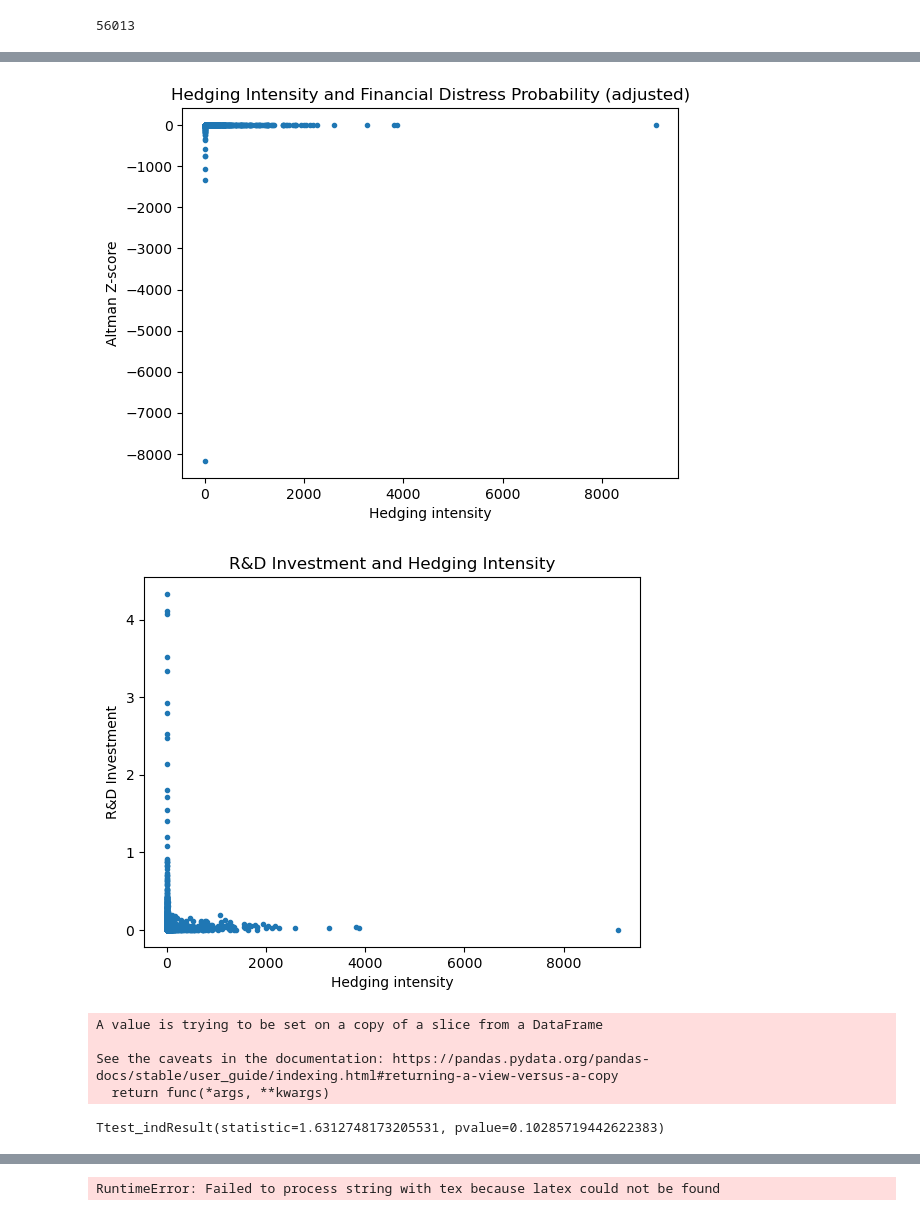
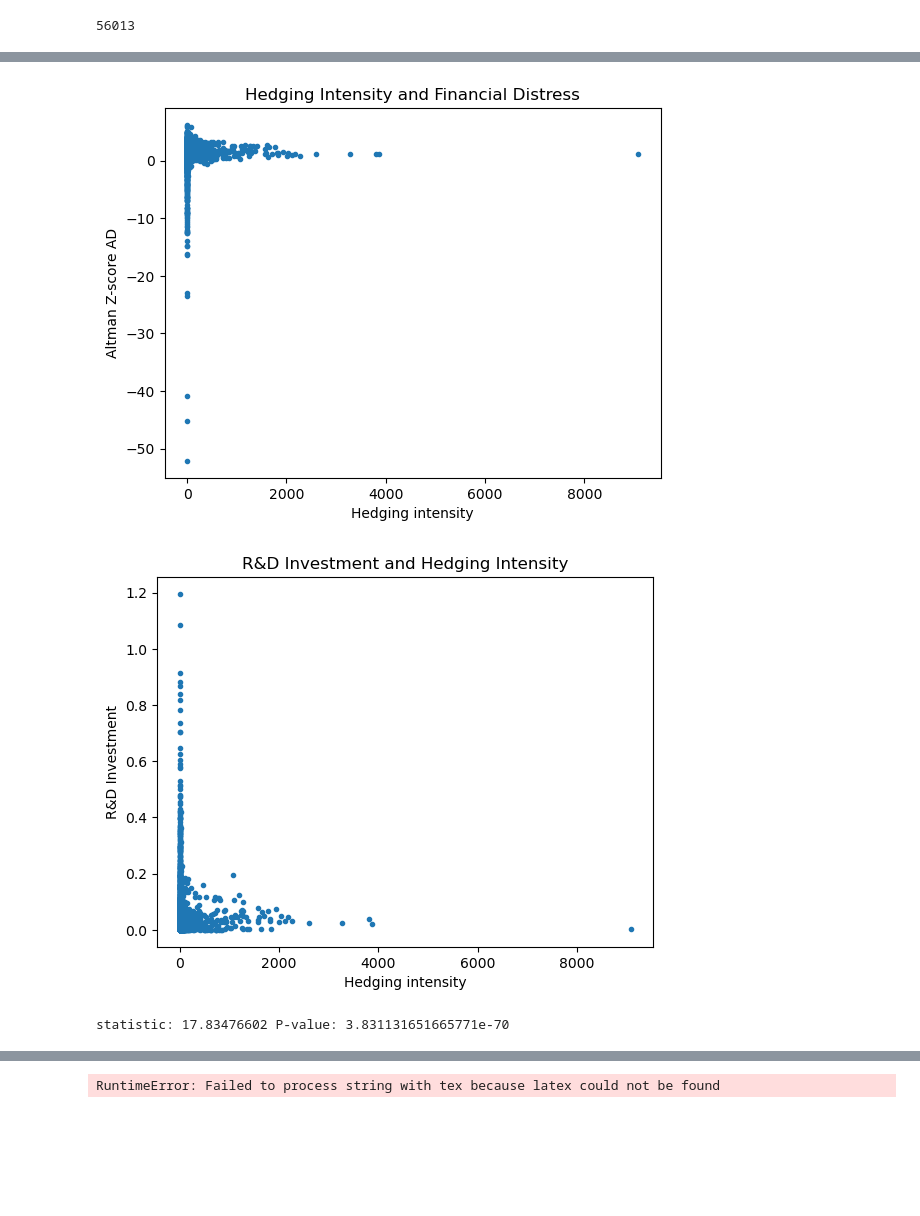
Before and after one commit to Betty099/thesis_data, a Jupyter notebook: thesis.ipynb, the cells around one changed output, grey strips where cells are left out. Cells and saved outputs as stored; diff of their text form; code cells hidden in the pictures; blank space fills up the shorter version.

```diff
--- a/thesis.ipynb
+++ b/thesis.ipynb
@@ -49,8 +49,9 @@ df[(df['tic'].str.match('[A-z]{4,5}'))]
 df.drop(df[(df['sic'] >= 4900) & (df['sic'] <= 4999)].index, inplace=True)
 df.drop(df[(df['sic'] >= 6000) & (df['sic'] <= 6999)].index, inplace=True)
 df.drop(df[(df['fyear'] <=2012)].index, inplace=True)
+df.drop(df[(df['at'] <=10)].index, inplace=True)
 #df['id'].count()
-df.drop(df.columns[[3,4,5,6,10,32]], axis=1, inplace=True)
+df.drop(df.columns[[0,3,4,5,6,32]], axis=1, inplace=True)
 
 df.shape[0]
 # %% [output]
@@ -87,11 +88,11 @@ df.dropna(subset=['xrd','at', 'wcap','re','ebit','sale','ebitda','mkvalt','lt',
 # %%
 df['rd intensity'] = df['xrd'] / df['at']
 #create new variable - R&D intensity = R&D expenditure / TA
-df['financial distress prob'] = (1.2 * df['wcap'] + 1.4 * df['re'] + 3.3 * df['ebit'] + 0.999 * df['sale'])/df['at']
+df['Altman Z-score AD'] = (1.2 * df['wcap'] + 1.4 * df['re'] + 3.3 * df['ebit'] + 0.999 * df['sale'])/df['at']
 #create new variable - Altman Z-score = (1.2 x WC + 1.4 x RE + 3.3 x EBIT + 0.999 x Sales)/TA -> score lower than 1.65 = risky business -> please check the range and go back to thesis page 26
 df['hedging intensity'] = (df['derac'] + df['deralt'] + df['derlc']) + df['derllt'] / df['at']
 
-df['Altman-z score NA'] = ((1.2 * df['wcap'] + 1.4 * df['re'] + 3.3 * df['ebit'] + 1 * df['sale'])/df['at']) + (0.6 * (df['mkvalt']/df['lt']))
+df['Altman Z-score NA'] = ((1.2 * df['wcap'] + 1.4 * df['re'] + 3.3 * df['ebit'] + 1 * df['sale'])/df['at']) + (0.6 * (df['mkvalt']/df['lt']))
 #not adjusted Altman-z
 
 #df['hedging intensity'].fillna(0,inplace=True)
@@ -152,7 +153,7 @@ df['sector'] = df['sic']
 # SECTOR = fixed effect
 df['time'] = df['fyear']
 # TIME
-df['defr'] = df['financial distress prob']
+df['defr'] = df['Altman Z-score AD']
 # Def R = altman zcosre
 # df['size'].fillna(0,inplace=True)
 # df['fp'].fillna(0,inplace=True)
@@ -328,12 +334,12 @@ plt.show()
 # %%
 hedging_intensity = df['hedging intensity']
-plt.scatter(df['hedging intensity'],df['financial distress prob'],marker='.')
-plt.title('Hedging Intensity and Financial Distress Probability (adjusted)')
+plt.scatter(df['hedging intensity'],df['Altman Z-score AD'],marker='.')
+plt.title('Hedging Intensity and Financial Distress')
 plt.xlabel('Hedging intensity')
-plt.ylabel('Altman Z-score')
+plt.ylabel('Altman Z-score AD')
 plt.show()
 # %% [output]
-[figure, old version]
+[figure, new version]
 # %%
 plt.scatter(df['hedging intensity'],df['rd intensity'],marker='.')
 plt.title('R&D Investment and Hedging Intensity')
@@ -341,7 +347,7 @@ plt.xlabel('Hedging intensity')
 plt.ylabel('R&D Investment')
 plt.show()
 # %% [output]
-[figure, old version]
+[figure, new version]
 # %%
 import statsmodels.api as sm
 import statsmodels.formula.api as smf
@@ -363,15 +369,16 @@ transposed_statistics.to_csv('statistics.csv')
 #INDEPENDENT T-TEST 1 LOOKING FOR STATISTICAL SIGNIFICANCE
 group_1 = df[df['hedge group']==1]
 group_2 = df[df['hedge group']==0]
-group_2.dropna(subset=['financial distress prob'], inplace=True)
-ttest_ind(group_1['financial distress prob'], group_2['financial distress prob'], nan_policy= 'raise')
+group_2.dropna(subset=['Altman Z-score AD'], inplace=True)
+t_stat, p_value = ttest_ind(group_1['Altman Z-score AD'], group_2['Altman Z-score AD'], nan_policy= 'raise')
 
-#PROC TAM JE NAN V GROUP2 ??????
+t_stat = round(t_stat,8)
+p_value = round(p_value,100)
+
+print('statistic:', t_stat, 'P-value:', p_value)
+
+#HIGHLY SIGNIFICANT = YASS
 #ttest1_paired = ttest_rel(hedger['financial distress prob'],nonhedger['financial distress prob'])
 # %% [output]
-A value is trying to be set on a copy of a slice from a DataFrame
-
-See the caveats in the documentation: https://pandas.pydata.org/pandas-docs/stable/user_guide/indexing.html#returning-a-view-versus-a-copy
-  return func(*args, **kwargs)
+statistic: 17.83476602 P-value: 3.831131651665771e-70
-Ttest_indResult(statistic=1.6312748173205531, pvalue=0.10285719442622383)
 # %%
```
Also changed, not shown: parts of 24 cells of this notebook, 4 other files.
